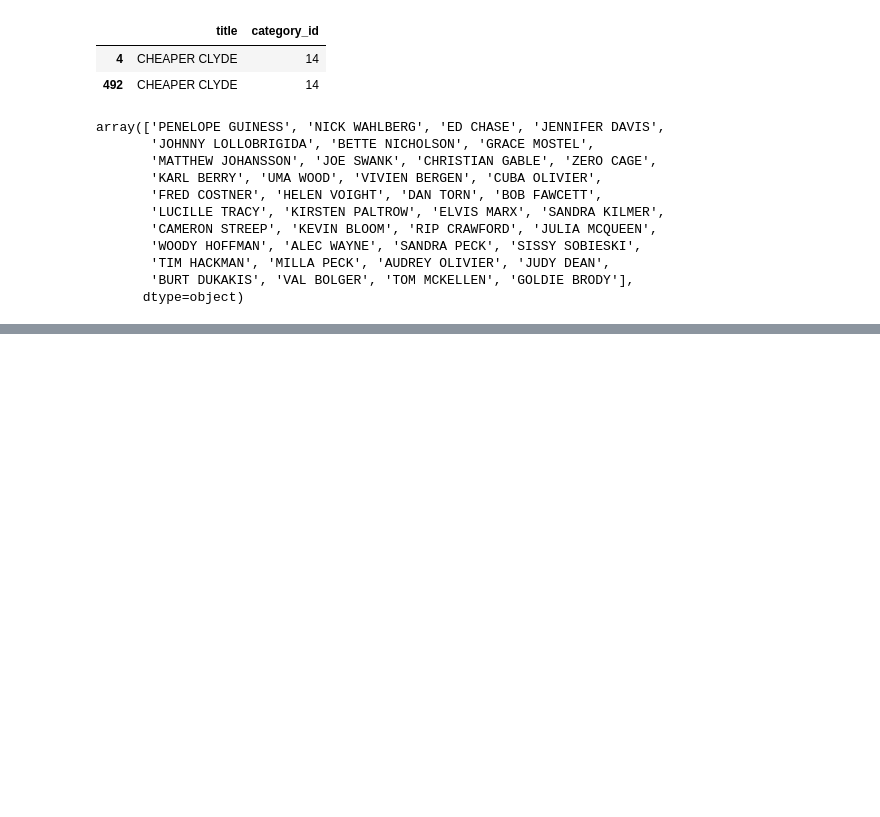
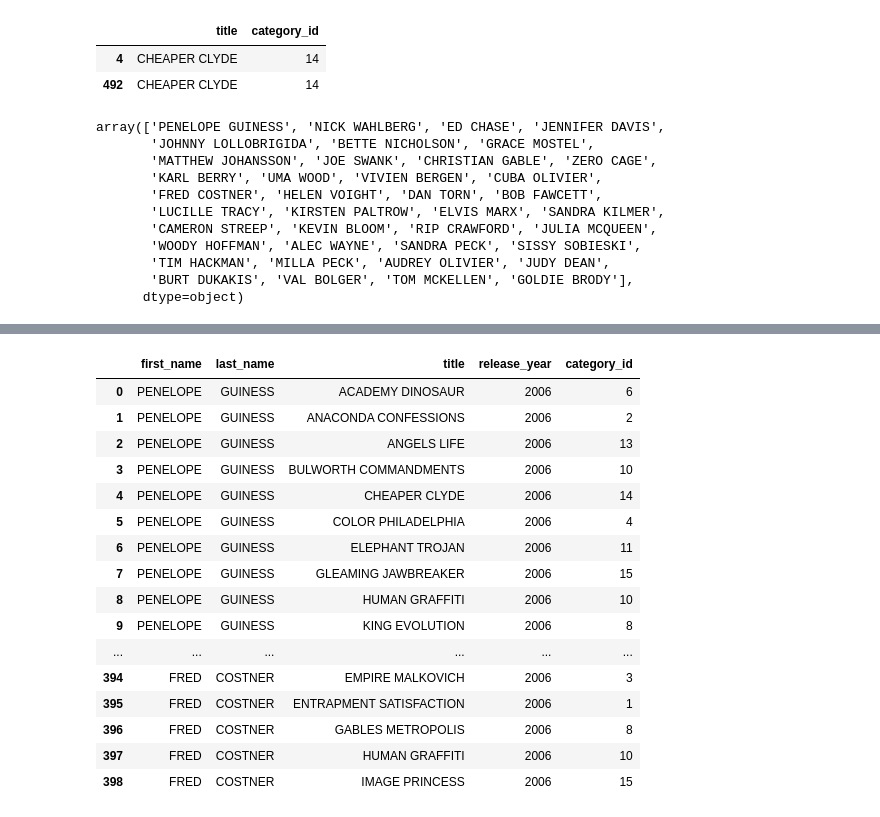
Before and after one commit to Arturo-Rodriguez-Moreno/3_proyecto_sql, a Jupyter notebook: notebook/explore_clean_data.ipynb, the cells around one changed output, grey strips where cells are left out. Saved outputs shown, nothing was run; the diff lists cells and outputs as text; code cells hidden in the pictures; blank space fills up the shorter version.

```diff
--- a/notebook/explore_clean_data.ipynb
+++ b/notebook/explore_clean_data.ipynb
@@ -329,0 +355,22 @@ joined
+# %%
+
+hdd = df_old_HDD
+hdd
+# %% [output]
+|  | first_name | last_name | title | release_year | category_id |
+| 0 | PENELOPE | GUINESS | ACADEMY DINOSAUR | 2006 | 6 |
+| 1 | PENELOPE | GUINESS | ANACONDA CONFESSIONS | 2006 | 2 |
+| 2 | PENELOPE | GUINESS | ANGELS LIFE | 2006 | 13 |
+| 3 | PENELOPE | GUINESS | BULWORTH COMMANDMENTS | 2006 | 10 |
+| 4 | PENELOPE | GUINESS | CHEAPER CLYDE | 2006 | 14 |
+| 5 | PENELOPE | GUINESS | COLOR PHILADELPHIA | 2006 | 4 |
+| 6 | PENELOPE | GUINESS | ELEPHANT TROJAN | 2006 | 11 |
+| 7 | PENELOPE | GUINESS | GLEAMING JAWBREAKER | 2006 | 15 |
+| 8 | PENELOPE | GUINESS | HUMAN GRAFFITI | 2006 | 10 |
+| 9 | PENELOPE | GUINESS | KING EVOLUTION | 2006 | 8 |
+| ... | ... | ... | ... | ... | ... |
+| 394 | FRED | COSTNER | EMPIRE MALKOVICH | 2006 | 3 |
+| 395 | FRED | COSTNER | ENTRAPMENT SATISFACTION | 2006 | 1 |
+| 396 | FRED | COSTNER | GABLES METROPOLIS | 2006 | 8 |
+| 397 | FRED | COSTNER | HUMAN GRAFFITI | 2006 | 10 |
+| 398 | FRED | COSTNER | IMAGE PRINCESS | 2006 | 15 |
```
Also changed, not shown: parts of 32 cells of this notebook.
